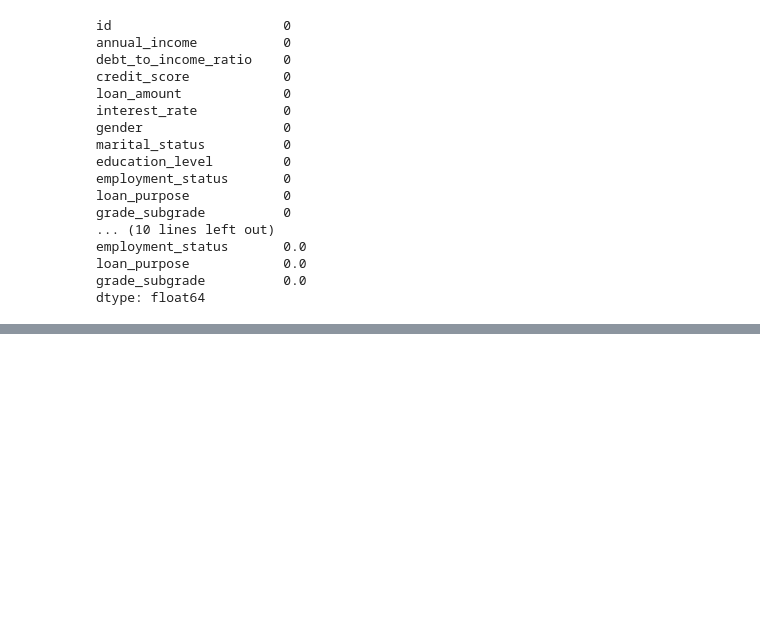
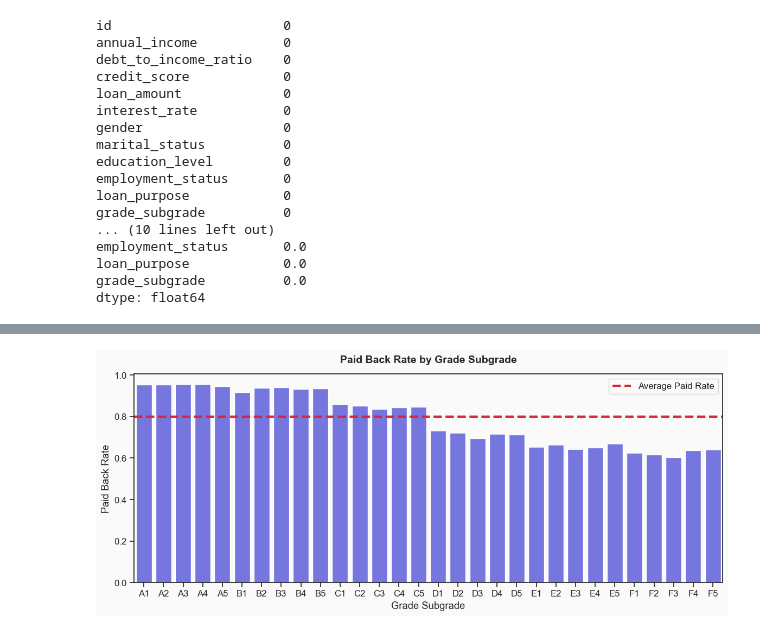
Before and after one commit to Verzol/predicting-loan-payback, a Jupyter notebook: notebooks/01_eda_and_cleaning.ipynb, the cells around one changed output, grey strips where cells are left out. Drawn from its saved outputs; the diff is of its cells as text; code cells hidden in the pictures; blank space fills up the shorter version.

```diff
--- a/notebooks/01_eda_and_cleaning.ipynb
+++ b/notebooks/01_eda_and_cleaning.ipynb
@@ -76,0 +113,15 @@ for i, col in enumerate(cols_to_check, 1):
+# %%
+plt.figure(figsize=(14, 5))
+grade_order = sorted(df_train['grade_subgrade'].unique())
+
+sns.barplot(data=df_train, x='grade_subgrade', y='loan_paid_back', order=grade_order, errorbar=None, color=main_color)
+
+plt.axhline(df_train['loan_paid_back'].mean(), color=custom_palette[0], linestyle='--', linewidth=3, label='Average Paid Rate')
+plt.title('Paid Back Rate by Grade Subgrade', fontsize=14, fontweight='bold', pad=15)
+
+plt.ylabel('Paid Back Rate')
+plt.xlabel('Grade Subgrade')
+plt.legend()
+plt.show()
+# %% [output]
+[figure, added]
```
Also changed, not shown: parts of 8 cells of this notebook, 1 other file.
